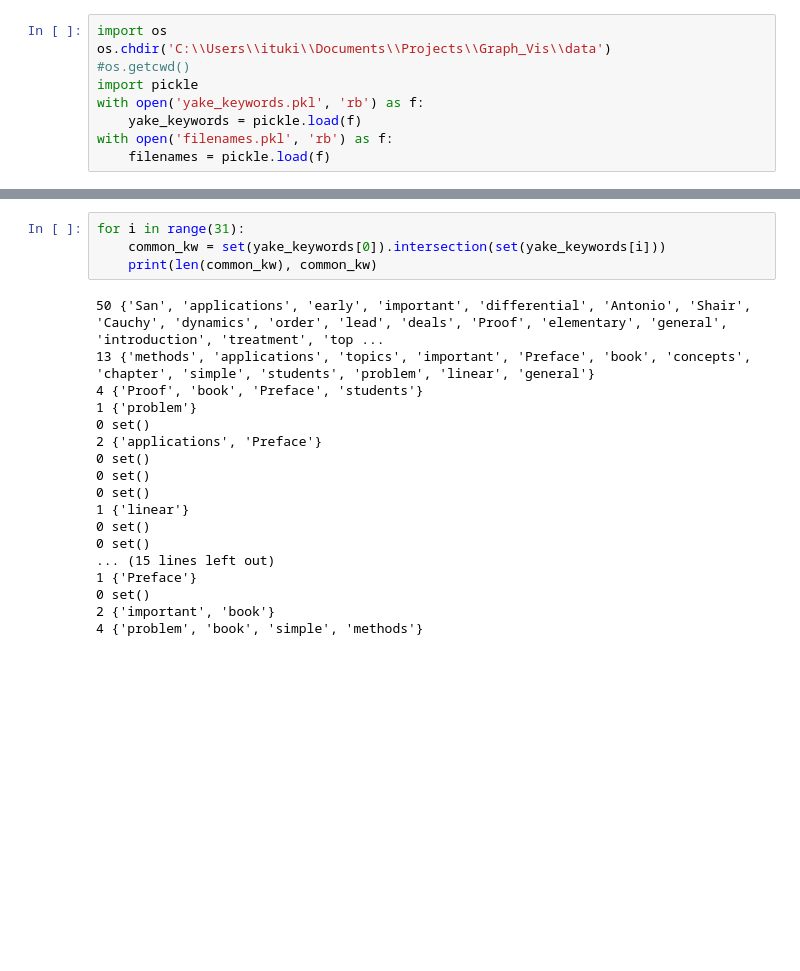
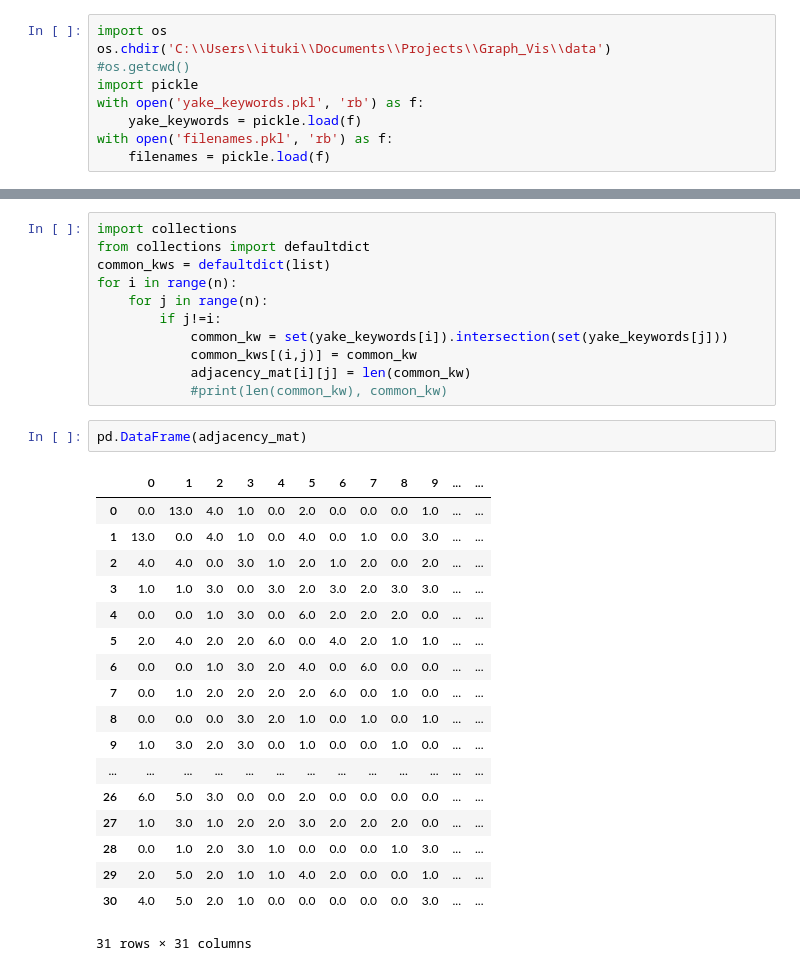
Before and after one commit to SUKI-O/NLP, a Jupyter notebook: adjacency_matrix.ipynb, the cells around one changed output, grey strips where cells are left out. Drawn from its saved outputs; the diff is of its cells as text; blank space fills up the shorter version.

```diff
--- a/adjacency_matrix.ipynb
+++ b/adjacency_matrix.ipynb
@@ -22,22 +43,32 @@ adjacency_mat[0,0]
 # %%
-for i in range(31):
-    common_kw = set(yake_keywords[0]).intersection(set(yake_keywords[i]))
-    print(len(common_kw), common_kw)
+import collections
+from collections import defaultdict
+common_kws = defaultdict(list)
+for i in range(n):
+    for j in range(n):
+        if j!=i:
+            common_kw = set(yake_keywords[i]).intersection(set(yake_keywords[j]))
+            common_kws[(i,j)] = common_kw
+            adjacency_mat[i][j] = len(common_kw)
+            #print(len(common_kw), common_kw)
-# %% [output]
-50 {'San', 'applications', 'early', 'important', 'differential', 'Antonio', 'Shair', 'Cauchy', 'dynamics', 'order', 'lead', 'deals', 'Proof', 'elementary', 'general', 'introduction', 'treatment', 'top ...
-13 {'methods', 'applications', 'topics', 'important', 'Preface', 'book', 'concepts', 'chapter', 'simple', 'students', 'problem', 'linear', 'general'}
-4 {'Proof', 'book', 'Preface', 'students'}
-1 {'problem'}
-0 set()
-2 {'applications', 'Preface'}
-0 set()
-0 set()
-0 set()
-1 {'linear'}
-0 set()
-0 set()
-... (15 lines left out)
-1 {'Preface'}
-0 set()
-2 {'important', 'book'}
-4 {'problem', 'book', 'simple', 'methods'}
+# %%
+pd.DataFrame(adjacency_mat)
+# %% [output]
+|  | 0 | 1 | 2 | 3 | 4 | 5 | 6 | 7 | 8 | 9 | ... | ... |
+| 0 | 0.0 | 13.0 | 4.0 | 1.0 | 0.0 | 2.0 | 0.0 | 0.0 | 0.0 | 1.0 | ... | ... |
+| 1 | 13.0 | 0.0 | 4.0 | 1.0 | 0.0 | 4.0 | 0.0 | 1.0 | 0.0 | 3.0 | ... | ... |
+| 2 | 4.0 | 4.0 | 0.0 | 3.0 | 1.0 | 2.0 | 1.0 | 2.0 | 0.0 | 2.0 | ... | ... |
+| 3 | 1.0 | 1.0 | 3.0 | 0.0 | 3.0 | 2.0 | 3.0 | 2.0 | 3.0 | 3.0 | ... | ... |
+| 4 | 0.0 | 0.0 | 1.0 | 3.0 | 0.0 | 6.0 | 2.0 | 2.0 | 2.0 | 0.0 | ... | ... |
+| 5 | 2.0 | 4.0 | 2.0 | 2.0 | 6.0 | 0.0 | 4.0 | 2.0 | 1.0 | 1.0 | ... | ... |
+| 6 | 0.0 | 0.0 | 1.0 | 3.0 | 2.0 | 4.0 | 0.0 | 6.0 | 0.0 | 0.0 | ... | ... |
+| 7 | 0.0 | 1.0 | 2.0 | 2.0 | 2.0 | 2.0 | 6.0 | 0.0 | 1.0 | 0.0 | ... | ... |
+| 8 | 0.0 | 0.0 | 0.0 | 3.0 | 2.0 | 1.0 | 0.0 | 1.0 | 0.0 | 1.0 | ... | ... |
+| 9 | 1.0 | 3.0 | 2.0 | 3.0 | 0.0 | 1.0 | 0.0 | 0.0 | 1.0 | 0.0 | ... | ... |
+| ... | ... | ... | ... | ... | ... | ... | ... | ... | ... | ... | ... | ... |
+| 26 | 6.0 | 5.0 | 3.0 | 0.0 | 0.0 | 2.0 | 0.0 | 0.0 | 0.0 | 0.0 | ... | ... |
+| 27 | 1.0 | 3.0 | 1.0 | 2.0 | 2.0 | 3.0 | 2.0 | 2.0 | 2.0 | 0.0 | ... | ... |
+| 28 | 0.0 | 1.0 | 2.0 | 3.0 | 1.0 | 0.0 | 0.0 | 0.0 | 1.0 | 3.0 | ... | ... |
+| 29 | 2.0 | 5.0 | 2.0 | 1.0 | 1.0 | 4.0 | 2.0 | 0.0 | 0.0 | 1.0 | ... | ... |
+| 30 | 4.0 | 5.0 | 2.0 | 1.0 | 0.0 | 0.0 | 0.0 | 0.0 | 0.0 | 3.0 | ... | ... |
+31 rows × 31 columns
```
Also changed, not shown: parts of 9 cells of this notebook.
